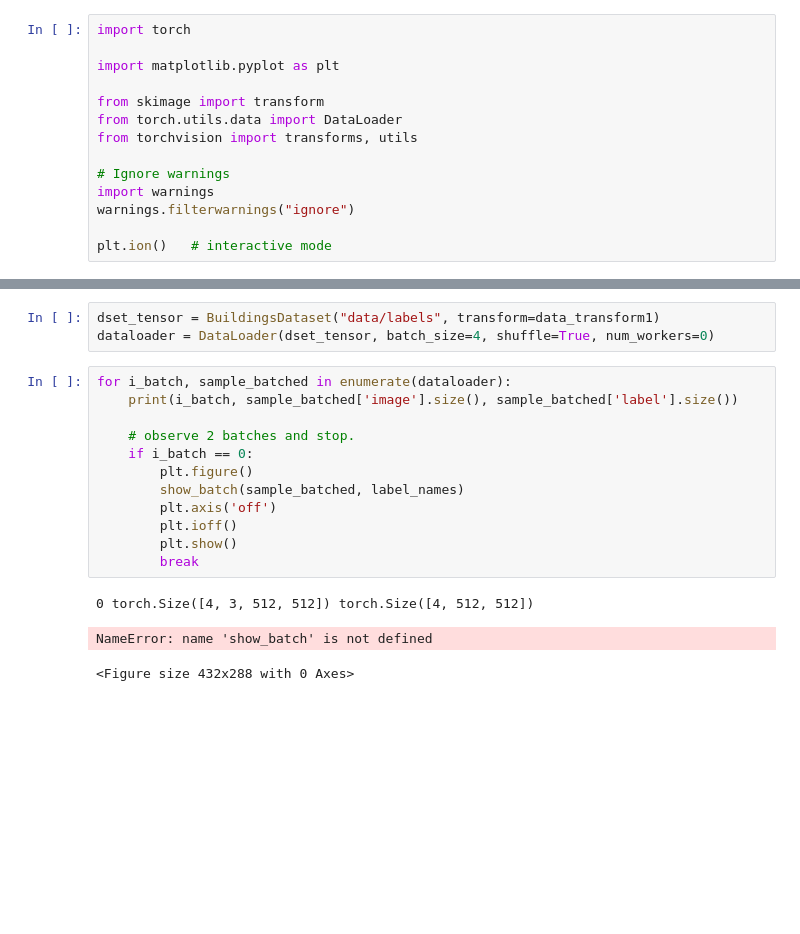
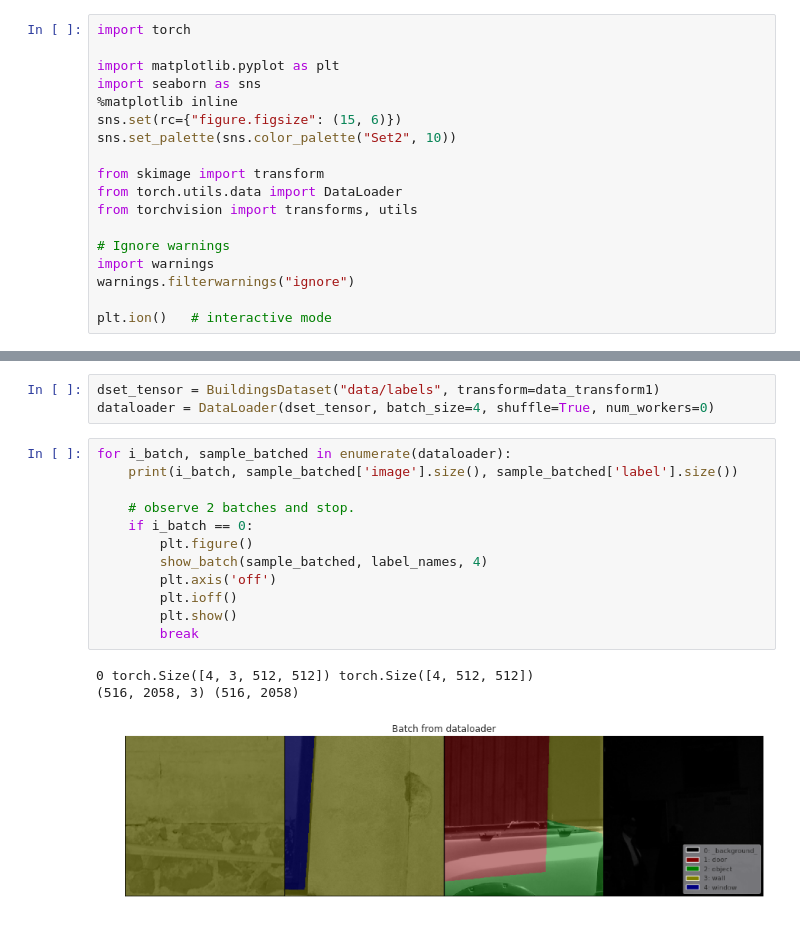
Before and after one commit to gregunz/FacadeParsing, a Jupyter notebook: nb01_data_exploration_and_loading.ipynb, the cells around one changed output, grey strips where cells are left out. Saved outputs shown, nothing was run; the diff lists cells and outputs as text; blank space fills up the shorter version.

```diff
--- a/nb01_data_exploration_and_loading.ipynb
+++ b/nb01_data_exploration_and_loading.ipynb
@@ -2,6 +2,10 @@
 import torch
 
 import matplotlib.pyplot as plt
+import seaborn as sns
+%matplotlib inline
+sns.set(rc={"figure.figsize": (15, 6)})
+sns.set_palette(sns.color_palette("Set2", 10))
 
 from skimage import transform
 from torch.utils.data import DataLoader
@@ -62,16 +75,16 @@ dataloader = DataLoader(dset_tensor, batch_size=4, shuffle=True, num_workers=0)
 # %%
 for i_batch, sample_batched in enumerate(dataloader):
     print(i_batch, sample_batched['image'].size(), sample_batched['label'].size())
 
     # observe 2 batches and stop.
     if i_batch == 0:
         plt.figure()
-        show_batch(sample_batched, label_names)
+        show_batch(sample_batched, label_names, 4)
         plt.axis('off')
         plt.ioff()
         plt.show()
         break
 # %% [output]
 0 torch.Size([4, 3, 512, 512]) torch.Size([4, 512, 512])
+(516, 2058, 3) (516, 2058)
-NameError: name 'show_batch' is not defined
-<Figure size 432x288 with 0 Axes>
+[figure, added]
```
Also changed, not shown: parts of 5 cells of this notebook, 2 other files.
